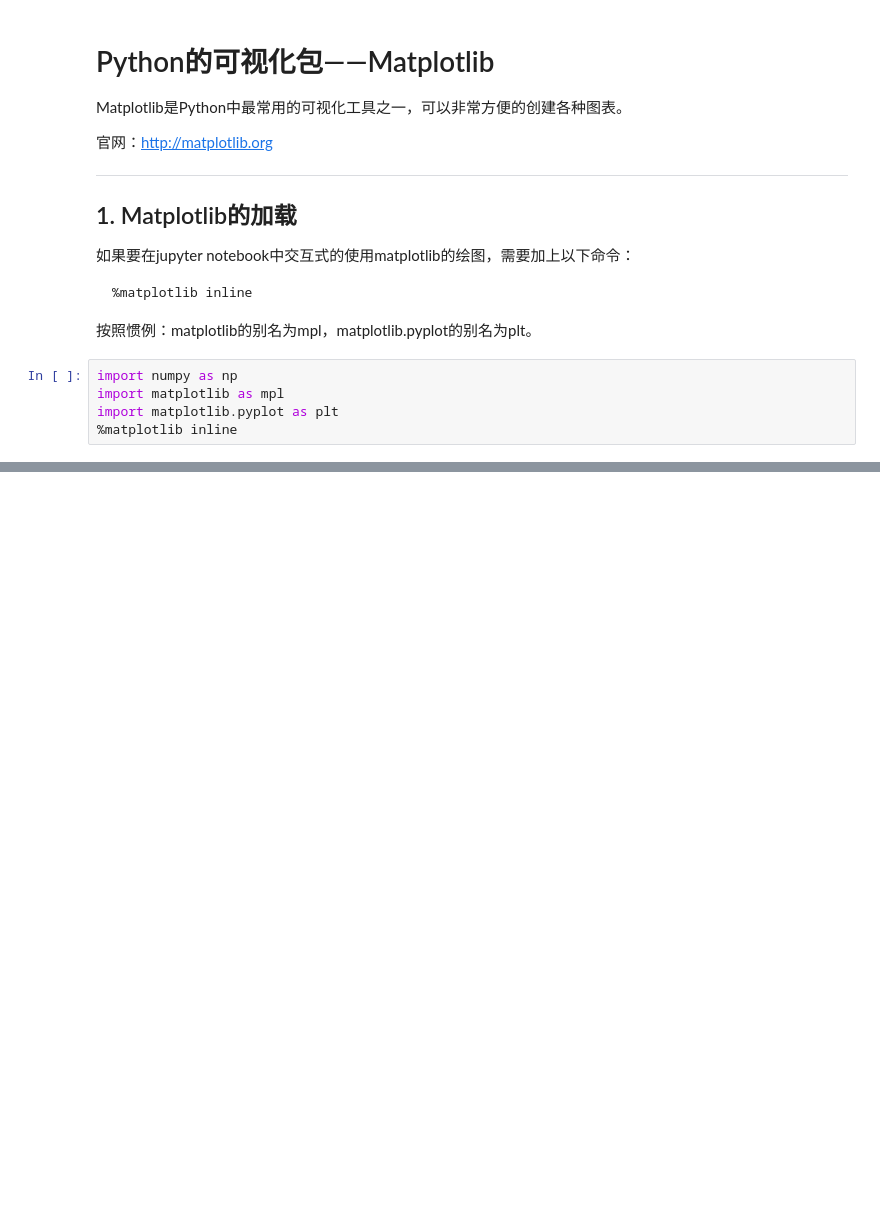
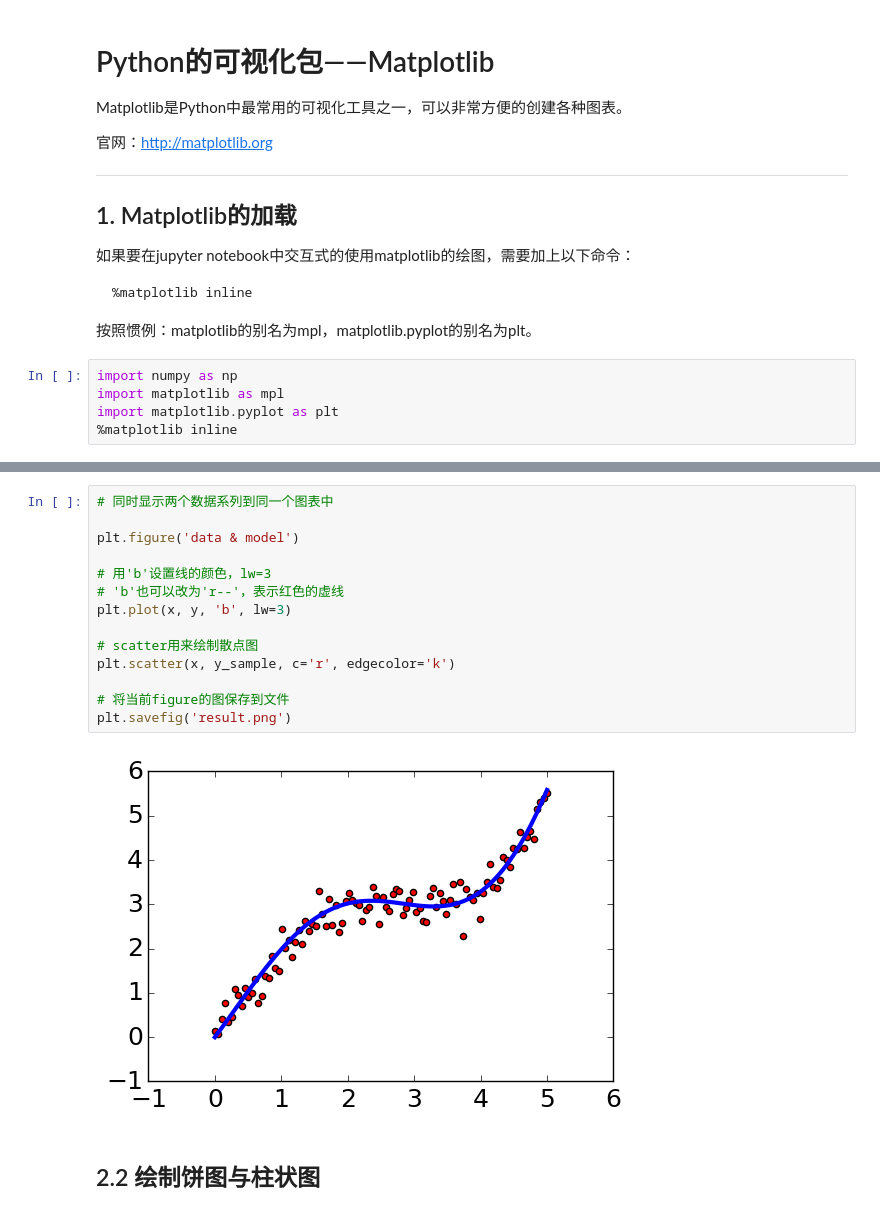
Before and after one commit to liuii/ProbRobotics, a Jupyter notebook: notebooks/00Basic/matplotlib.ipynb, the cells around one changed output, grey strips where cells are left out. Cells and saved outputs as stored; diff of their text form; blank space fills up the shorter version.

```diff
--- a/notebooks/00Basic/matplotlib.ipynb
+++ b/notebooks/00Basic/matplotlib.ipynb
@@ -41,0 +62,18 @@ plt.plot(x, y_data, '.')
+# %%
+# 同时显示两个数据系列到同一个图表中
+
+plt.figure('data & model')
+
+# 用'b'设置线的颜色，lw=3
+# 'b'也可以改为'r--'，表示红色的虚线
+plt.plot(x, y, 'b', lw=3)
+
+# scatter用来绘制散点图
+plt.scatter(x, y_sample, c='r', edgecolor='k')
+
+# 将当前figure的图保存到文件
+plt.savefig('result.png')
+# %% [output]
+[figure, added]
+# %% [markdown]
+## 2.2 绘制饼图与柱状图
```
Also changed, not shown: parts of 6 cells of this notebook, 1 other file.
